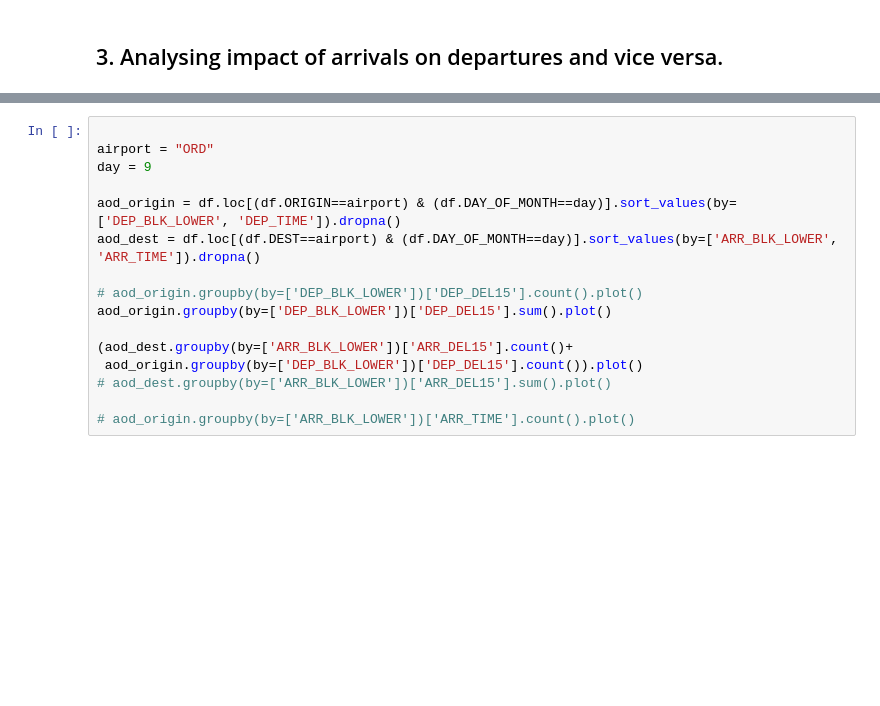
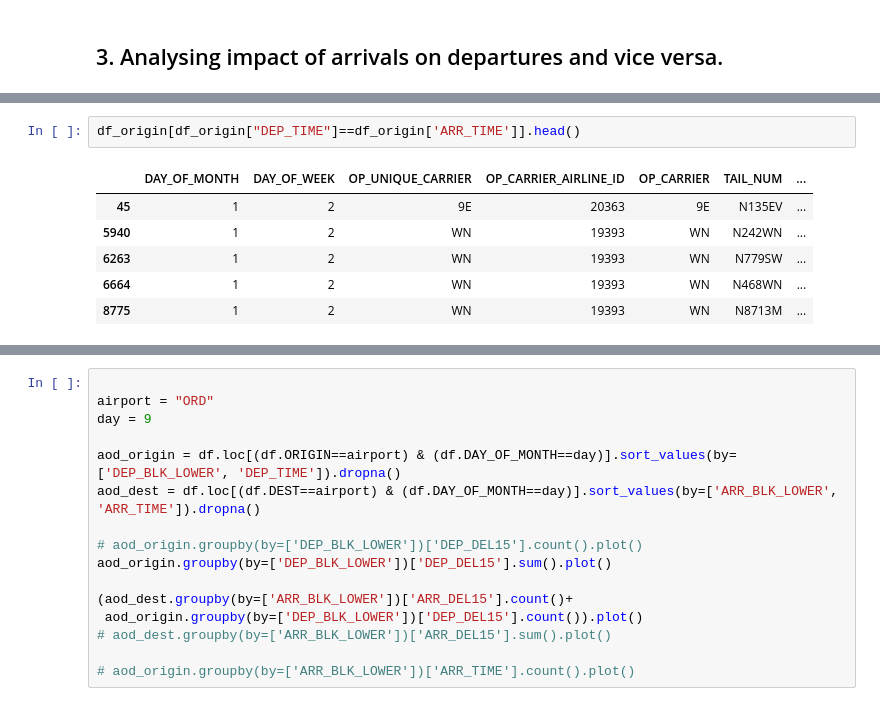
Before and after one commit to asbird/Data_analysis, a Jupyter notebook: flight-delay-prediction/Untitled1.ipynb, the cells around one changed output, grey strips where cells are left out. Drawn from its saved outputs; the diff is of its cells as text; blank space fills up the shorter version.

```diff
--- a/flight-delay-prediction/Untitled1.ipynb
+++ b/flight-delay-prediction/Untitled1.ipynb
@@ -293,0 +412,9 @@ arrival_on_depart_impact('ORD', 5)
+# %%
+df_origin[df_origin["DEP_TIME"]==df_origin['ARR_TIME']].head()
+# %% [output]
+|  | DAY_OF_MONTH | DAY_OF_WEEK | OP_UNIQUE_CARRIER | OP_CARRIER_AIRLINE_ID | OP_CARRIER | TAIL_NUM | ... |
+| 45 | 1 | 2 | 9E | 20363 | 9E | N135EV | ... |
+| 5940 | 1 | 2 | WN | 19393 | WN | N242WN | ... |
+| 6263 | 1 | 2 | WN | 19393 | WN | N779SW | ... |
+| 6664 | 1 | 2 | WN | 19393 | WN | N468WN | ... |
+| 8775 | 1 | 2 | WN | 19393 | WN | N8713M | ... |
```
Also changed, not shown: parts of 23 cells of this notebook.
